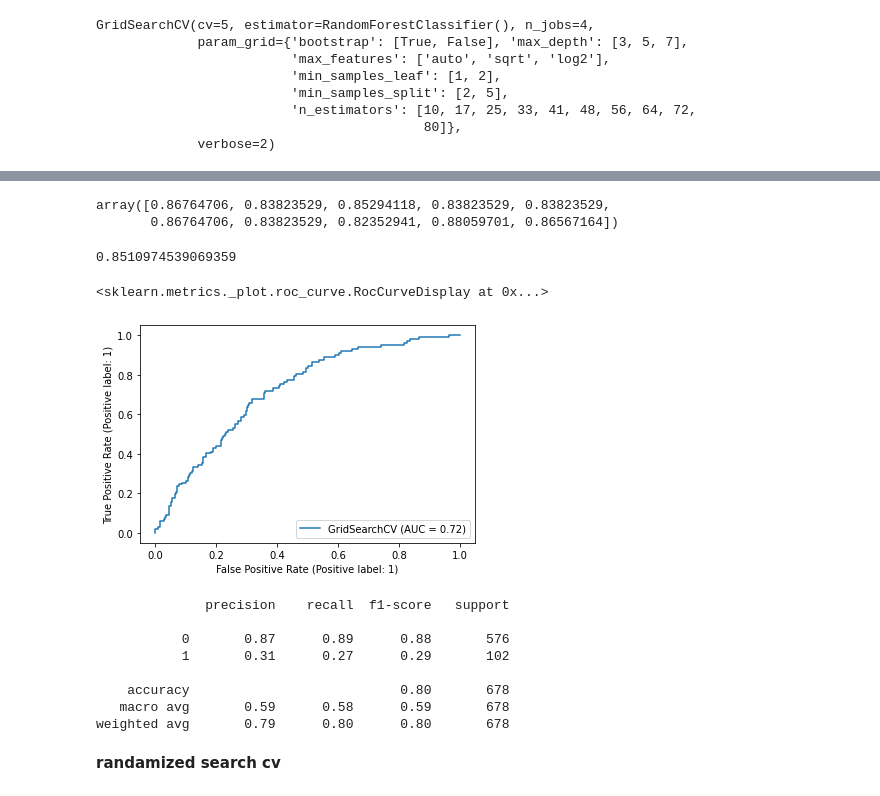
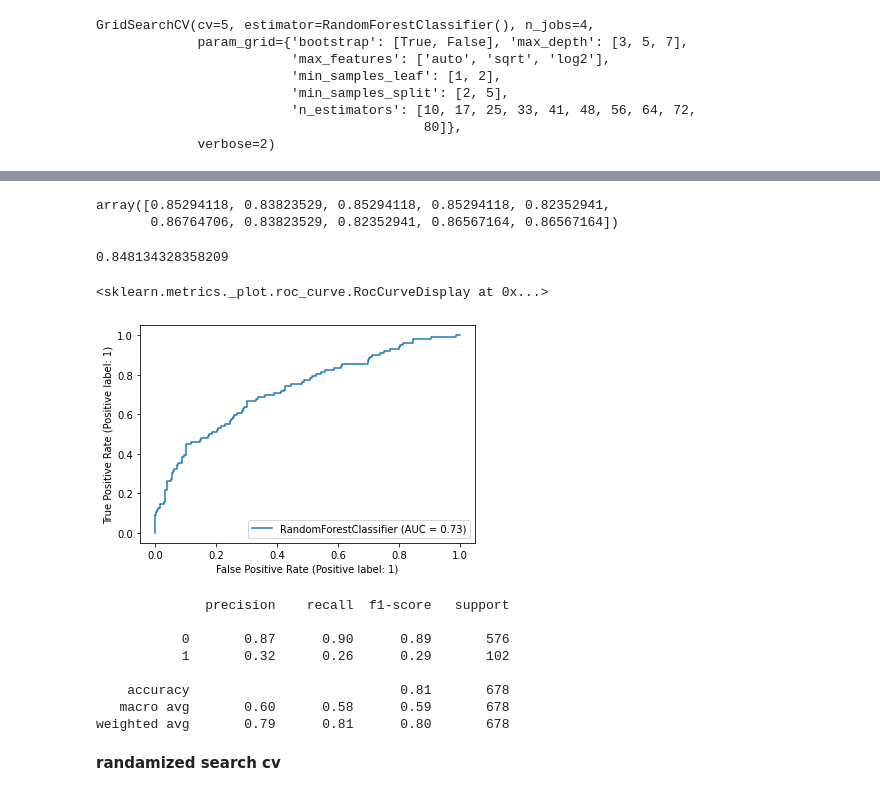
Before and after one commit to amalmon/cardio-vascular-risk-prediction, a Jupyter notebook: cardio_vascular_risk_prediction_individual_notebook_by_AMAL.ipynb, the cells around one changed output, grey strips where cells are left out. Saved outputs shown, nothing was run; the diff lists cells and outputs as text; code cells hidden in the pictures.

```diff
--- a/cardio_vascular_risk_prediction_individual_notebook_by_AMAL.ipynb
+++ b/cardio_vascular_risk_prediction_individual_notebook_by_AMAL.ipynb
@@ -903,7 +903,7 @@ classifier=XGBClassifier()
 random_search=RandomizedSearchCV(classifier,param_distributions=params,n_iter=5,scoring='roc_auc',n_jobs=-1,cv=10,verbose=3)
 # %%
 # fiting random search on X & Y
-random_search.fit(X_,Y)
+random_search.fit(x_smote,y_smote)
 # %% [output]
 Fitting 10 folds for each of 5 candidates, totalling 50 fits
 RandomizedSearchCV(cv=10, estimator=XGBClassifier(), n_iter=5, n_jobs=-1,
@@ -1088,16 +1080,16 @@ rf_grid.score(X_test,Y_test)
 # %%
-classifier_rf=RandomForestClassifier(bootstrap=False, max_depth=7, max_features='sqrt',
-                       n_estimators=64)
+classifier_rf=RandomForestClassifier(bootstrap=False, max_depth=7, min_samples_leaf=2,
+                       n_estimators=64).fit(x_smote,y_smote)
 # %%
 from sklearn.model_selection import cross_val_score
 score=cross_val_score(classifier_rf,X_test,Y_test,cv=10)
 # %%
 score
 # %% [output]
-array([0.86764706, 0.83823529, 0.85294118, 0.83823529, 0.83823529,
-       0.86764706, 0.83823529, 0.82352941, 0.88059701, 0.86567164])
+array([0.85294118, 0.83823529, 0.85294118, 0.85294118, 0.82352941,
+       0.86764706, 0.83823529, 0.82352941, 0.86567164, 0.86567164])
 # %%
 score.mean()
 # %% [output]
-0.8510974539069359
+0.848134328358209
 # %%
@@ -1105,19 +1097,19 @@ rf_grid_y_pred=rf_grid.predict(X_test)
 # %%
-plot_roc_curve(rf_grid, X_test, Y_test)
+plot_roc_curve(classifier_rf, X_test, Y_test)
 # %% [output]
 <sklearn.metrics._plot.roc_curve.RocCurveDisplay at 0x...>
-[figure, old version]
+[figure, new version]
 # %%
-print(classification_report(Y_test, rf_grid_y_pred))
+print(classification_report(Y_test, classifier_rf_y_pred))
 # %% [output]
               precision    recall  f1-score   support
 
-           0       0.87      0.89      0.88       576
-           1       0.31      0.27      0.29       102
+           0       0.87      0.90      0.89       576
+           1       0.32      0.26      0.29       102
 
-    accuracy                           0.80       678
-   macro avg       0.59      0.58      0.59       678
-weighted avg       0.79      0.80      0.80       678
+    accuracy                           0.81       678
+   macro avg       0.60      0.58      0.59       678
+weighted avg       0.79      0.81      0.80       678
 # %% [markdown]
 **randamized search cv**
 # %%
```
Also changed, not shown: parts of 43 cells of this notebook.
